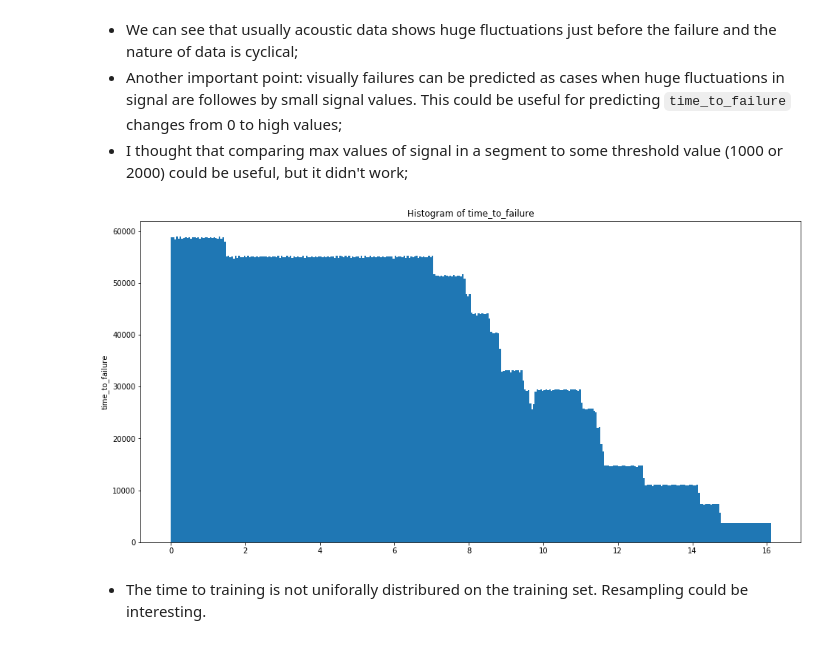
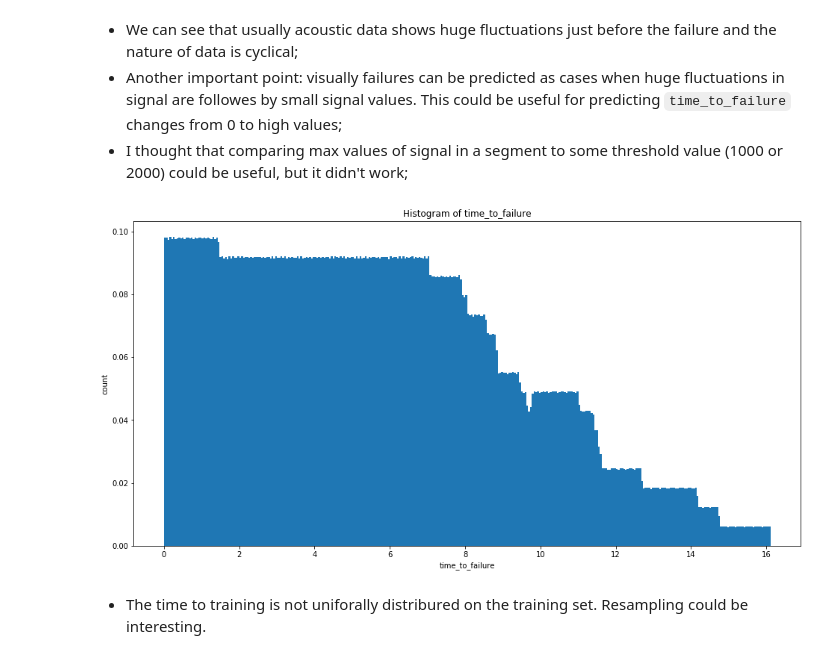
Before and after one commit to ricarddelgado/lanl-earthquake-kaggle, a Jupyter notebook: 3. Earthquakes FE - More features and samples (v3).ipynb, the cells around one changed output. Cells and saved outputs as stored; diff of their text form; code cells hidden in the pictures.

```diff
--- a/3. Earthquakes FE - More features and samples (v3).ipynb
+++ b/3. Earthquakes FE - More features and samples (v3).ipynb
@@ -92,12 +97,13 @@ del train_time_to_failure_small
 - I thought that comparing max values of signal in a segment to some threshold value (1000 or 2000) could be useful, but it didn't work;
 # %%
 plt.figure(figsize=(16, 8))
-plt.hist(train['time_to_failure'].values[::50], bins='auto')  # arguments are passed to np.histogram
+plt.hist(train['time_to_failure'].values[::50], bins='auto', density=True)  # arguments are passed to np.histogram
 plt.title('Histogram of time_to_failure')
-plt.ylabel('time_to_failure')
+plt.xlabel('time_to_failure')
+plt.ylabel('count')
 plt.show()
 # %% [output]
-[figure, old version]
+[figure, new version]
 # %% [markdown]
 - The time to training is not uniforally distribured on the training set. Resampling could be interesting.
 # %% [markdown]
```
Also changed, not shown: parts of 80 cells of this notebook, 2 other files.
